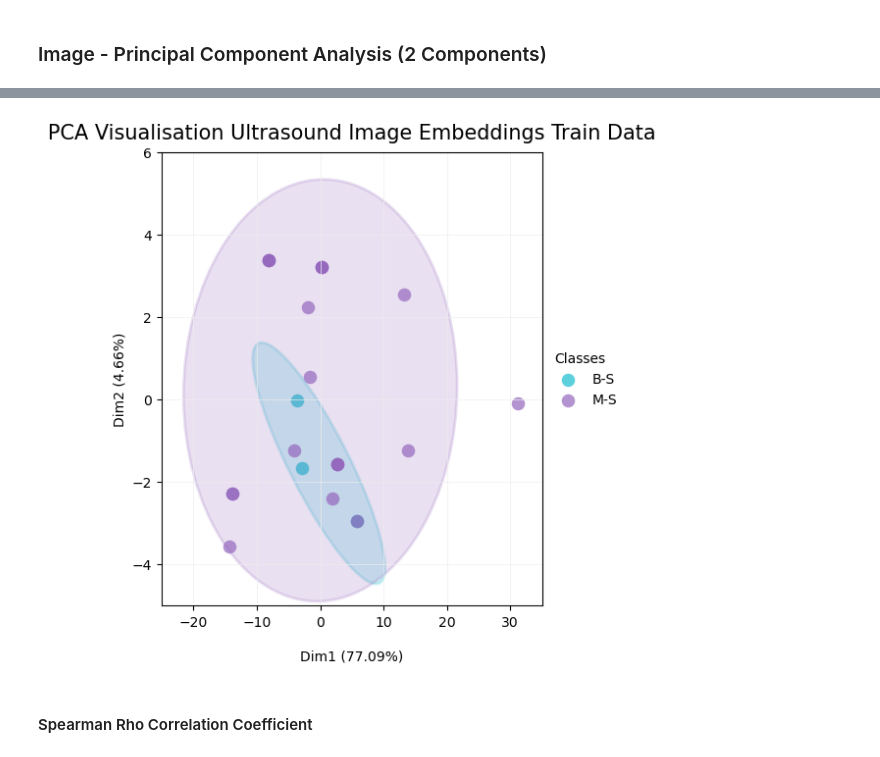
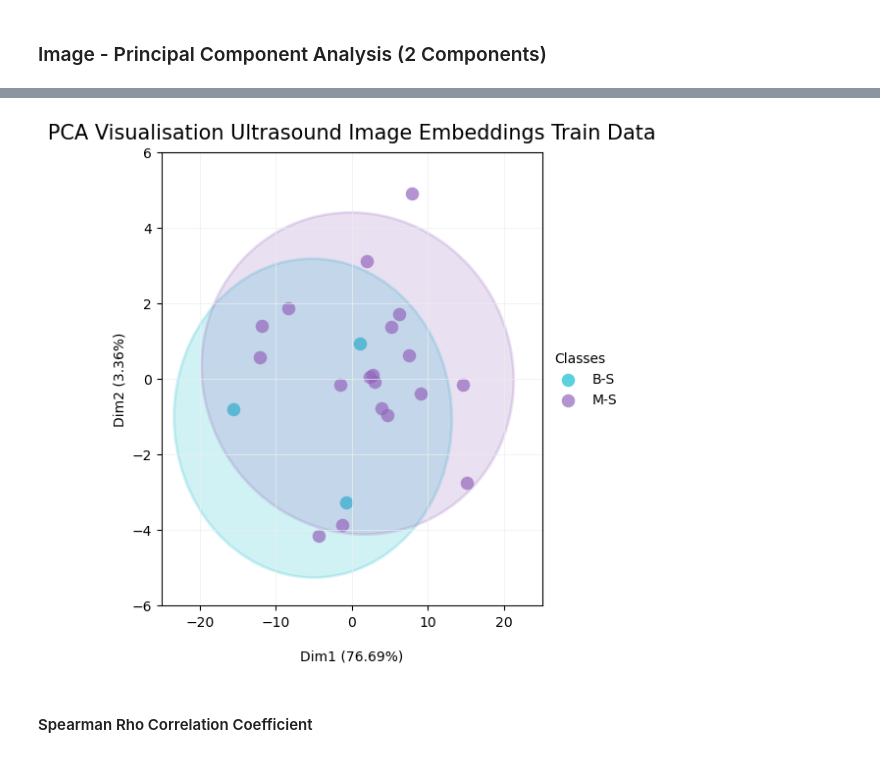
Before and after one commit to KristoferLintonReid/ultrasound-contrastivemodels, a Jupyter notebook: notebooks/inference.ipynb, the cells around one changed output, grey strips where cells are left out. Saved outputs shown, nothing was run; the diff lists cells and outputs as text; code cells hidden in the pictures.

```diff
--- a/notebooks/inference.ipynb
+++ b/notebooks/inference.ipynb
@@ -240,4 +261,4 @@ transform_albu = albu.Compose([
 ### Load Data
 # %%
 # Create dataset with image_directory passed in
-train_dataset = RNACustomDataset(rna_train, img_train, image_directory, transform=transform_albu, transform_type="albu")
+train_img_dataset = ImgCustomDataset(img_train, image_directory, transform=transform_albu, transform_type="albu")
@@ -299,0 +316,11 @@ with torch.no_grad():
+# %%
+image_embeddings = []
+
+for img in train_img_dataset:
+    img_tensor = img.unsqueeze(0).to(device)
+
+    with torch.no_grad():
+        image_features = model.image_encoder(img_tensor)
+        image_embeddings.append(image_features)
+
+image_embeddings = torch.cat(image_embeddings)
@@ -299,0 +331,8 @@ with torch.no_grad():
+# %%
+# Scaler for embeddings
+scaler = StandardScaler()
+
+# Image DataFrame
+image_df = pd.DataFrame(scaler.fit_transform(image_embeddings.cpu().numpy()))
+image_df.insert(0, "SURGICAL", surg_train)
+image_df.insert(0, "image_name", img_train)
@@ -362,7 +411,7 @@ image_df
 ### Image - Principal Component Analysis (2 Components)
 # %%
 # Seperating out the features
-image_features = image_df.drop(["SURGICAL"], axis=1)
+image_features = image_df.drop(["image_name", "SURGICAL"], axis=1)
 
 # Seperating out the target
 image_class = image_df[["SURGICAL"]]
@@ -426,36 +475,36 @@ for target, colour in zip(targets, colours):
     # Get values to build the ellipse
     cov = np.cov(xdata, ydata)
     vals, vecs = eigsorted(cov)
     theta = np.degrees(np.arctan2(*vecs[:,0][::-1]))
     w, h = 2 * 2 * np.sqrt(vals)
 
     # Create the ellipse
     ell = Ellipse(xy=(np.mean(xdata), np.mean(ydata)),
                   width=w, height=h,
                   angle=theta,
                   color=colour, linewidth=2, alpha=0.2)
 
     ell.set_facecolor(colour) # reference the colour for each factor (defined by lab)
     ax.add_artist(ell)
     ax.scatter(xdata, ydata,
                label=target, # use labels provided above
                c=colour, # use colors provided above
                lw=0, #remove the outer line of each point
                alpha=0.7, # increase transparency of points
                s=95) # increase the size of points
 
  # Add labels showing percentage of the variance explained
 ax.set_title("PCA Visualisation Ultrasound Image Embeddings Train Data", fontsize = 15, pad=10)
 ax.set_xlabel('Dim1 ({:.2f}%)'.format(image_pca.explained_variance_ratio_[0]*100), fontsize=10, labelpad=15)
-ax.set_xlim(-25,35)
+ax.set_xlim(-25,25)
 ax.set_ylabel('Dim2 ({:.2f}%)'.format(image_pca.explained_variance_ratio_[1]*100), fontsize=10)
-ax.set_ylim(-5,6)
+ax.set_ylim(-6,6)
 ax.grid(which="major", color="#EEEEEE", linewidth=0.5)
 
 plt.legend(bbox_to_anchor=(1, 0.5), loc="center left", frameon=False, title="Classes", alignment="left")
 plt.show()
 # %% [output]
-[figure, old version]
+[figure, new version]
 # %% [markdown]
 #### Spearman Rho Correlation Coefficient
 # %%
```
Also changed, not shown: parts of 71 cells of this notebook.
